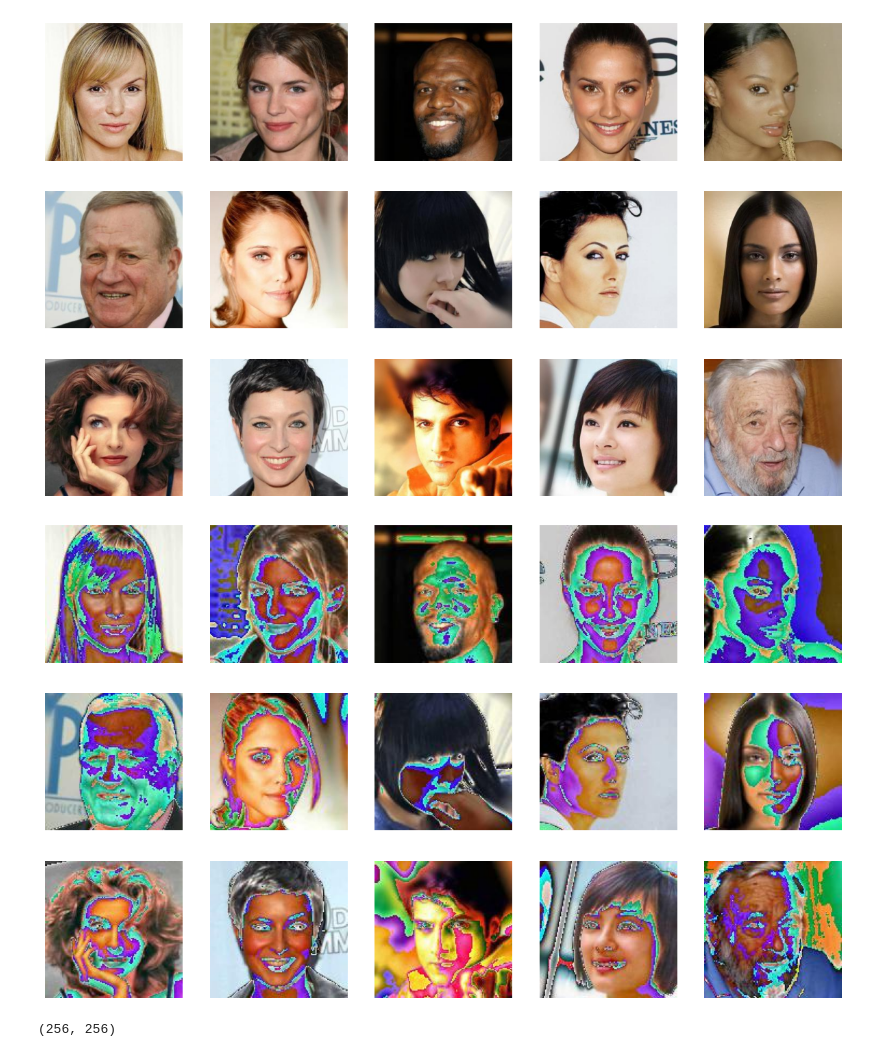
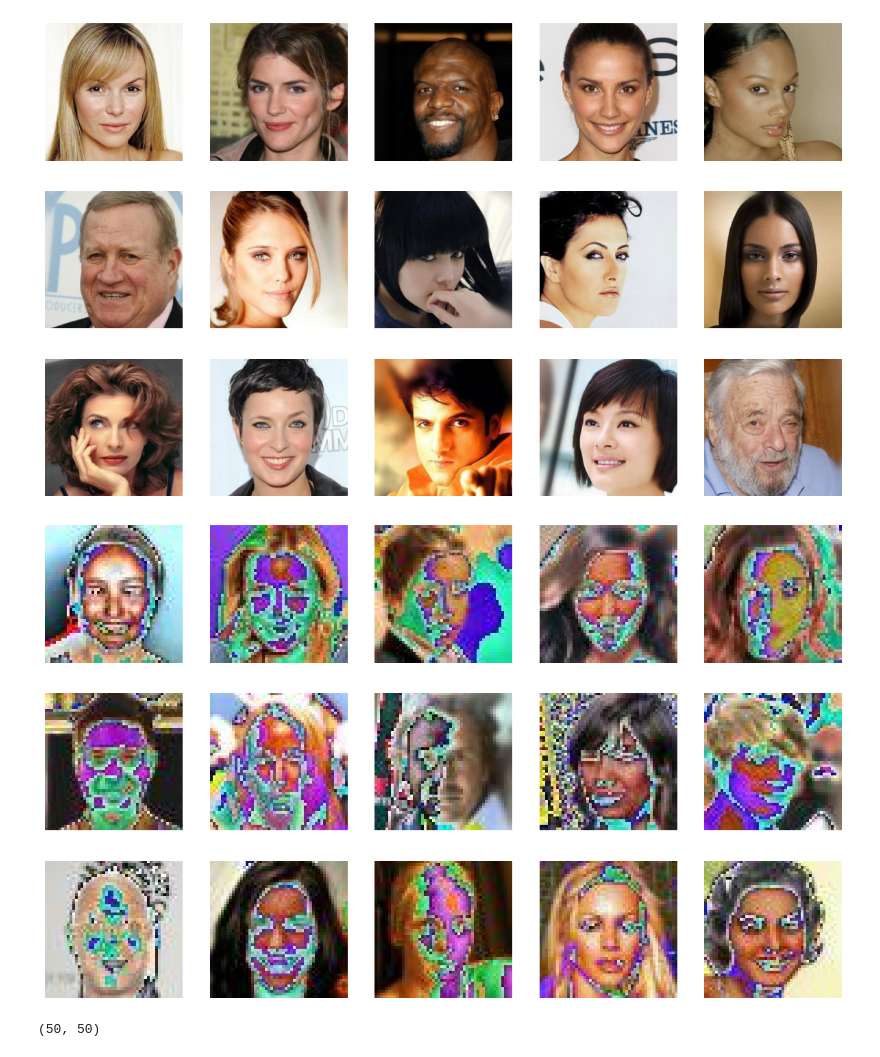
Before and after one commit to OmarFaig/VAE_vs_GAN, a Jupyter notebook: main.ipynb, the cells around one changed output. Saved outputs shown, nothing was run; the diff lists cells and outputs as text; code cells hidden in the pictures.

```diff
--- a/main.ipynb
+++ b/main.ipynb
@@ -59,21 +48,22 @@ utils.plot_random_images(dataset_path='human_face_generation_split/raw/train', n
 # %%
 # Prepoccessing
 preprocess = transforms.Compose([
     transforms.Resize((50, 50)),  # Resize to a specific size if needed
     transforms.ToTensor(),          # Convert to tensor and normalize
     transforms.Normalize(mean=[0.5, 0.5, 0.5], std=[0.5, 0.5, 0.5])
 ])
 preprocessed_output_dir = './human_face_generation_split/preprocessed'
 os.makedirs(preprocessed_output_dir, exist_ok=True)
 if not os.path.exists(preprocessed_output_dir):
 # Save preprocessed training images
-    utils.save_images(ds['train'], 'train', preprocessed_output_dir,preprocess=preprocess)
+    pass
+utils.save_images(ds['train'], 'train', preprocessed_output_dir,preprocess=preprocess)
 utils.plot_random_images(os.path.join(preprocessed_output_dir, 'train'), num_images=15, rows=3, cols=5)
-img = Image.open("human_face_generation_split/raw/train/image_2110.png")
+img = Image.open("human_face_generation_split/preprocessed/train/image_2110.png")
 print(img.size)
 # %% [output]
-[figure, old version]
+[figure, new version]
-(256, 256)
+(50, 50)
 # %%
 # first implement a simple Autoencoder with Linear layers
 class Autoencoder_linear(nn.Module):
```
Also changed, not shown: parts of 5 cells of this notebook.
